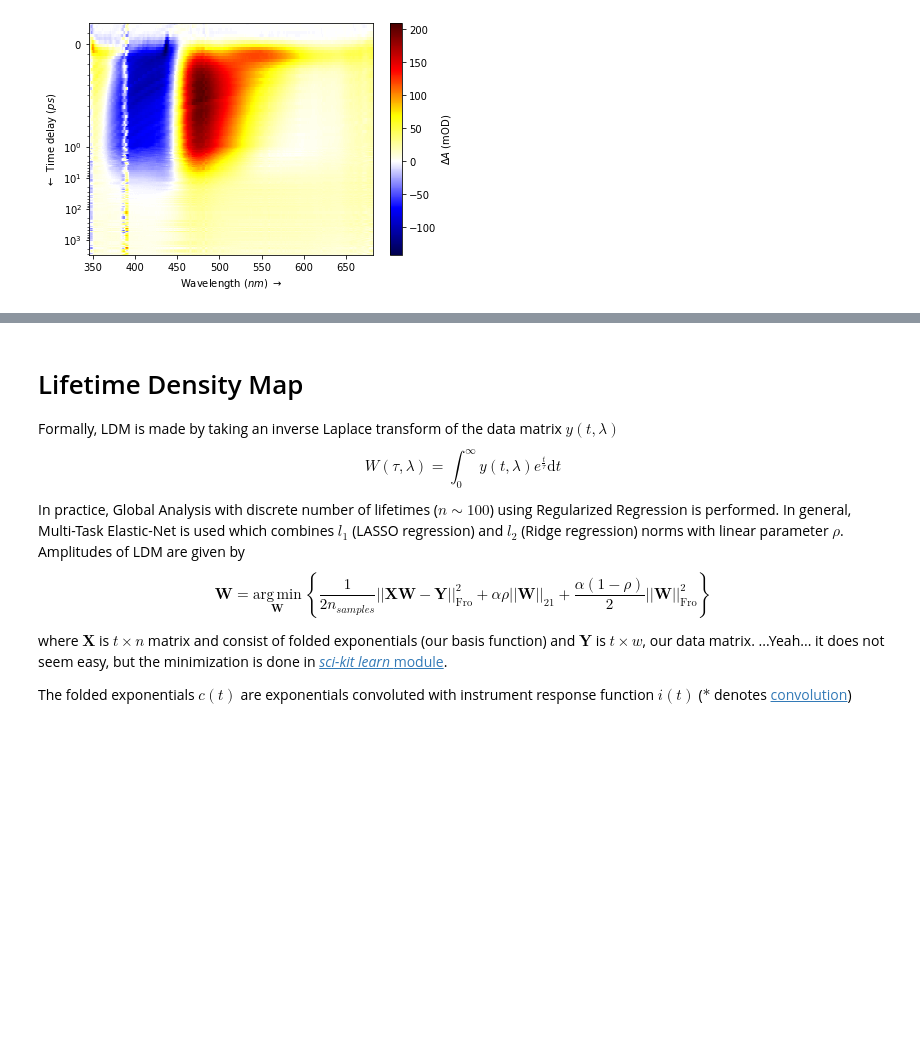
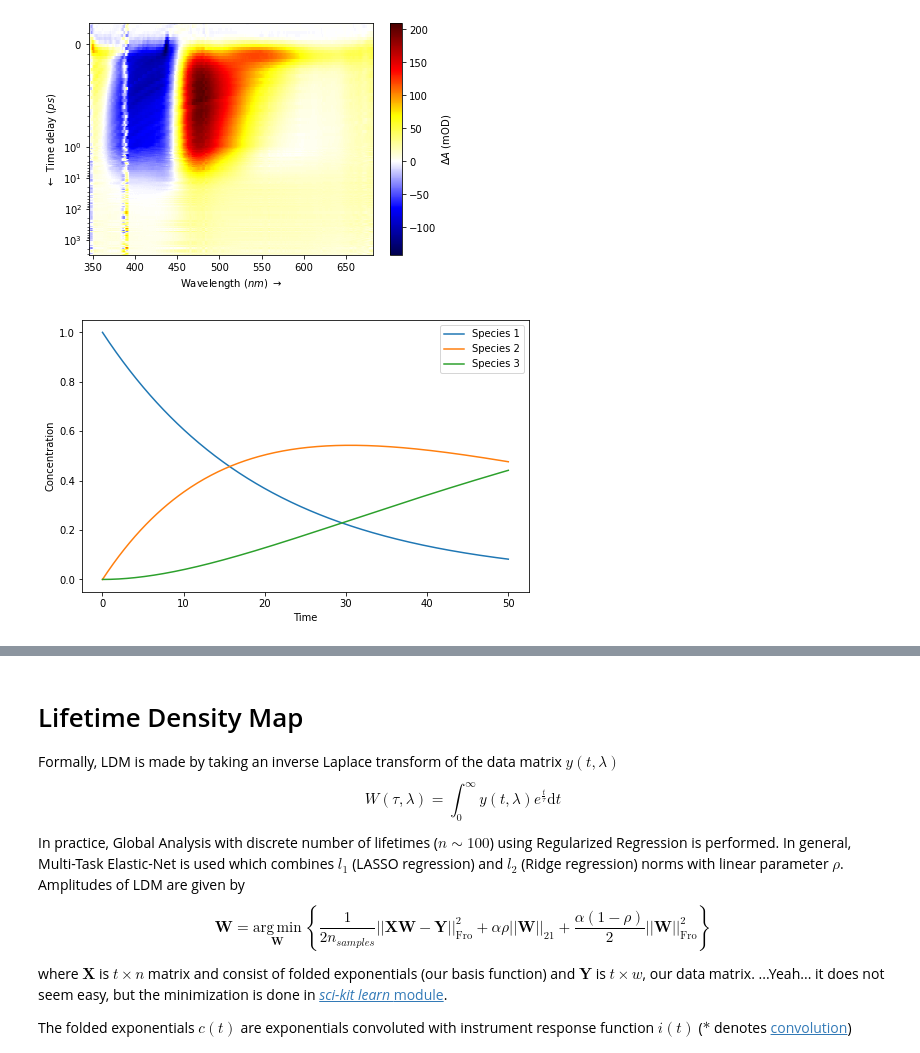
Before and after one commit to dmadea/Jupyter-Tutorials, a Jupyter notebook: Femto + LDM/Data_loader.ipynb, the cells around one changed output, grey strips where cells are left out. Saved outputs shown, nothing was run; the diff lists cells and outputs as text; code cells hidden in the pictures; blank space fills up the shorter version.

```diff
--- a/Femto + LDM/Data_loader.ipynb
+++ b/Femto + LDM/Data_loader.ipynb
@@ -139,3 +140,37 @@ plot_data(data_ch, D_mul_factor=1e3, symlog=True, z_lim=(None, None), t_lim=(Non
           cmap='diverging', t_unit='$ps$', title='', filepath=None, dpi=500, linthresh=1, linscale=3)
 # %% [output]
 [figure]
+# %%
+t = np.linspace(0, 50, 300)
+w = np.linspace(350, 700, 700 - 350 + 1)
+n = 3
+
+def gauss(x, mu, sigma):
+    return np.exp(- (x - mu) * (x - mu) / (2 * sigma * sigma))
+
+def calc_C(k1, k2, C, t):
+    C[:, 0] = np.heaviside(t, 1) * np.exp(-k1 * t)
+    C[:, 1] = np.heaviside(t, 1) * (k1 / (k2 - k1)) * (np.exp(-k1 * t) - np.exp(-k2 * t))
+    C[:, 2] = np.heaviside(t, 1) * (1 - C[:, 0] - C[:, 1])
+
+C = np.zeros((t.shape[0], n))  # define concentration matrix with dimensions t x n
+ST = np.zeros((n, w.shape[0]))  # define epsilon matrix with dimensions n x w
+
+# fill epsilon matrix for all 3 species with generated spectra by gaussian function
+ST[0] = gauss(w, 400, 30)  * -1
+ST[1] = 0.9 * gauss(w, 470, 60)
+ST[2] = 0.9 * gauss(w, 600, 40)
+
+calc_C(0.05, 0.02, C, t)
+
+plt.rcParams['figure.figsize'] = [8, 5]
+for i in range(n):
+    plt.plot(t, C[:, i], label='Species {}'.format(i+1))
+plt.xlabel('Time')
+plt.ylabel('Concentration')
+plt.legend()
+plt.show()
+
+_data = Data.from_matrix(C @ ST, t, w)
+# %% [output]
+[figure, added]
```
Also changed, not shown: parts of 9 cells of this notebook, 2 other files.
